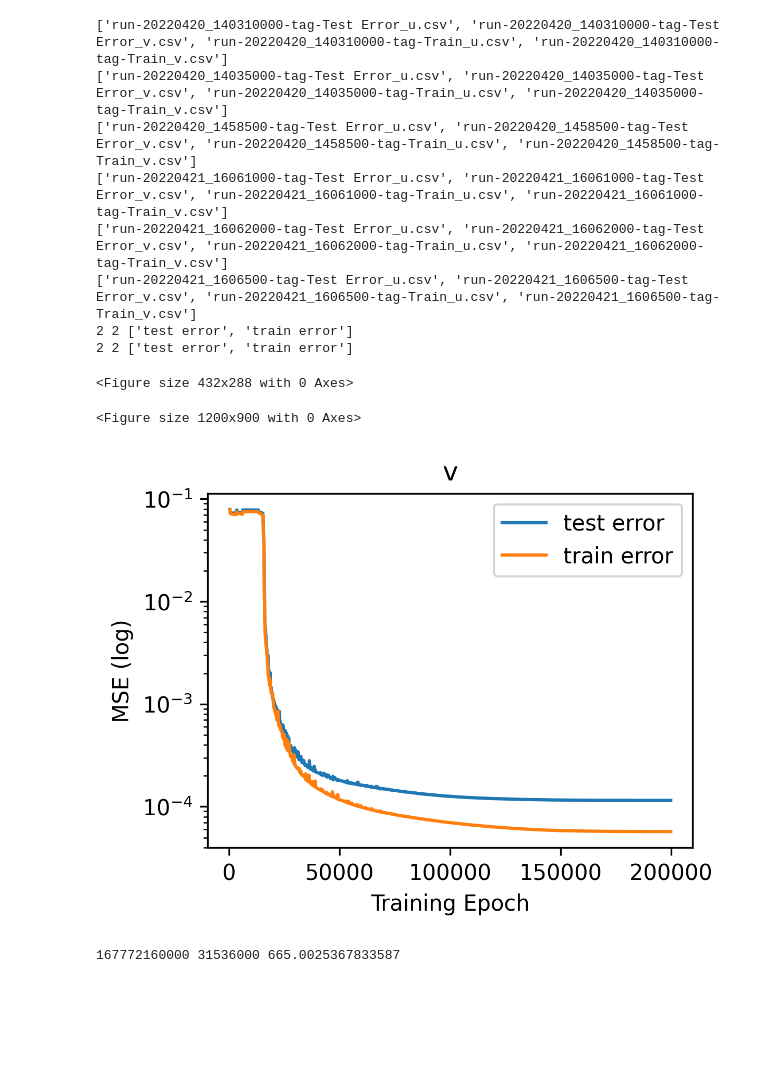
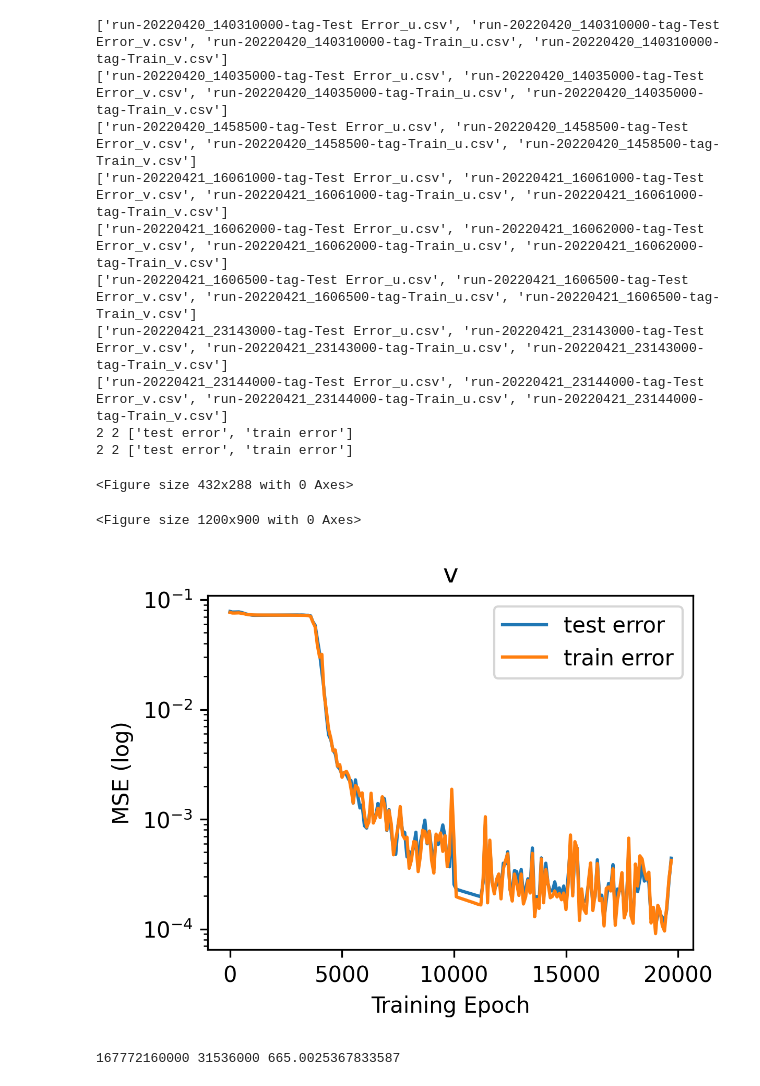
Before and after one commit to quantumiracle/nn_pde, a Jupyter notebook: torch/plot_result.ipynb, the cells around one changed output. Saved outputs shown, nothing was run; the diff lists cells and outputs as text; code cells hidden in the pictures; blank space fills up the shorter version.

```diff
--- a/torch/plot_result.ipynb
+++ b/torch/plot_result.ipynb
@@ -36,7 +36,7 @@ def plot(xs, ys, ls, savepath='', title=''):
 
 xs, ys = [], []
 # idx = 2 # the group
-keyword = '2000-'
+keyword = '5000-'
 # for f in files[idx]:
 for group in files:
     if keyword in group[0]:
@@ -56,34 +56,36 @@ for group in files:
         for f in group:
             if '_v' in f:
                 file_path = os.path.join(data_path, f)
                 data = read_csv(file_path)
                 xs.append(data['Step'])
                 ys.append(data['Value'])
 plot(xs, ys, ls=['test error', 'train error'], savepath=f'./figures/compare_v.png', title='v')
 
 
 # for i, f in enumerate(files[0]):
 #     file_path = os.path.join(data_path, f)
 #     print(f)
 #     data = read_csv(file_path)
 #     xs.append(data['Step'])
 #     ys.append(data['Value'])
 #     if (i+1) % 2 == 0:
 #         figname = 'compare_u' if '_u' in f else 'compare_v'
 #         plot(xs, ys, ls=['test error', 'train error'], savepath=f'./figures/{figname}.png')
 #         xs, ys = [], []
 # %% [output]
 ['run-20220420_140310000-tag-Test Error_u.csv', 'run-20220420_140310000-tag-Test Error_v.csv', 'run-20220420_140310000-tag-Train_u.csv', 'run-20220420_140310000-tag-Train_v.csv']
 ['run-20220420_14035000-tag-Test Error_u.csv', 'run-20220420_14035000-tag-Test Error_v.csv', 'run-20220420_14035000-tag-Train_u.csv', 'run-20220420_14035000-tag-Train_v.csv']
 ['run-20220420_1458500-tag-Test Error_u.csv', 'run-20220420_1458500-tag-Test Error_v.csv', 'run-20220420_1458500-tag-Train_u.csv', 'run-20220420_1458500-tag-Train_v.csv']
 ['run-20220421_16061000-tag-Test Error_u.csv', 'run-20220421_16061000-tag-Test Error_v.csv', 'run-20220421_16061000-tag-Train_u.csv', 'run-20220421_16061000-tag-Train_v.csv']
 ['run-20220421_16062000-tag-Test Error_u.csv', 'run-20220421_16062000-tag-Test Error_v.csv', 'run-20220421_16062000-tag-Train_u.csv', 'run-20220421_16062000-tag-Train_v.csv']
 ['run-20220421_1606500-tag-Test Error_u.csv', 'run-20220421_1606500-tag-Test Error_v.csv', 'run-20220421_1606500-tag-Train_u.csv', 'run-20220421_1606500-tag-Train_v.csv']
+['run-20220421_23143000-tag-Test Error_u.csv', 'run-20220421_23143000-tag-Test Error_v.csv', 'run-20220421_23143000-tag-Train_u.csv', 'run-20220421_23143000-tag-Train_v.csv']
+['run-20220421_23144000-tag-Test Error_u.csv', 'run-20220421_23144000-tag-Test Error_v.csv', 'run-20220421_23144000-tag-Train_u.csv', 'run-20220421_23144000-tag-Train_v.csv']
 2 2 ['test error', 'train error']
 2 2 ['test error', 'train error']
 <Figure size 432x288 with 0 Axes>
 <Figure size 1200x900 with 0 Axes>
-[figure, old version]
+[figure, new version]
 # %%
 a=100*100*(256)**3
 # %%
```
Also changed, not shown: 19 other files.
